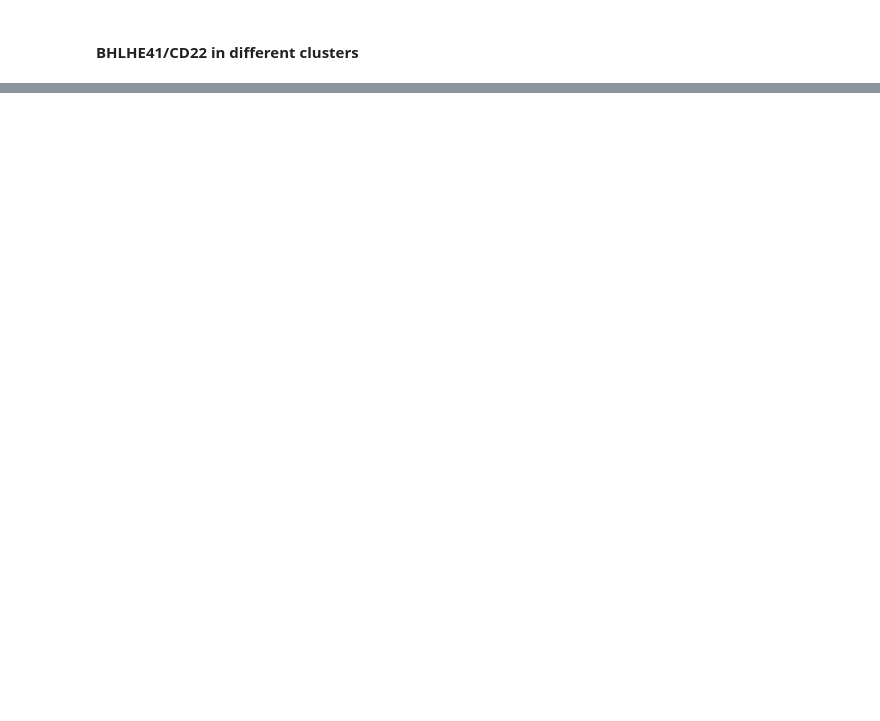
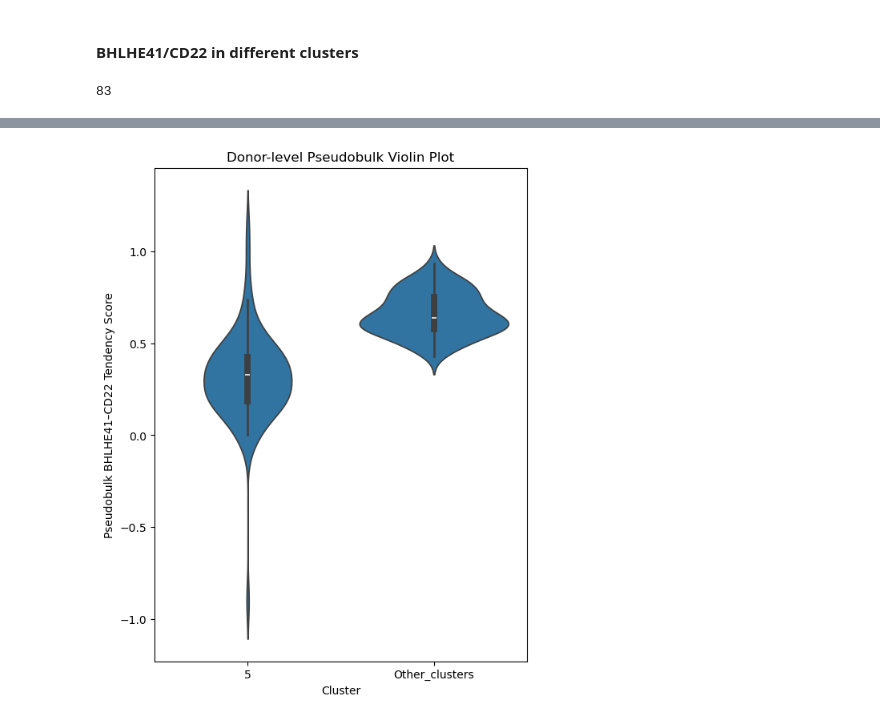
Before and after one commit to YelinZhao-A/Microglia_BHLHE41, a Jupyter notebook: Python/cellxgene_Gabritto_2024.ipynb, the cells around one changed output, grey strips where cells are left out. Drawn from its saved outputs; the diff is of its cells as text; code cells hidden in the pictures; blank space fills up the shorter version.

```diff
--- a/Python/cellxgene_Gabritto_2024.ipynb
+++ b/Python/cellxgene_Gabritto_2024.ipynb
@@ -96,5 +116,5 @@ sc.pl.dotplot(adata, goi_in_adata, groupby="leiden");
 # %%
 # remove clusters
-clusters_to_remove = ['13', '15', '18']
+clusters_to_remove = ['13', '15', '16']
 adata = adata[~adata.obs['leiden'].isin(clusters_to_remove), :]
 adata
@@ -224,0 +202,71 @@ plt.show()
+# %%
+adata.obs['donor_id'].unique().size
+# %% [output]
+83
+# %%
+import numpy as np
+import pandas as pd
+import matplotlib.pyplot as plt
+from scipy.stats import ranksums
+import scanpy as sc
+
+
+
+# Step 1: Compute Exclusive Score per cell
+# Get dense expression (safe for two genes only)
+bhlhe41 = np.log1p(adata[:, 'BHLHE41'].X.toarray().flatten())
+cd22 = np.log1p(adata[:, 'CD22'].X.toarray().flatten())
+
+adata.obs['BHLHE41–CD22 Tendency Score'] = bhlhe41 - cd22
+
+# Step 2: Pseudobulk = donor × cluster summary
+# We compute mean Exclusive score per donor per cluster
+df = adata.obs[['BHLHE41–CD22 Tendency Score', 'cluster2', 'donor_id']].copy()
+df = df.dropna(subset=['BHLHE41–CD22 Tendency Score'])
+
+pseudobulk = (
+    df.groupby(['donor_id', 'cluster2'])['BHLHE41–CD22 Tendency Score']
+      .mean()
+      .reset_index()
+)
+pseudobulk = pseudobulk.dropna(subset=['BHLHE41–CD22 Tendency Score'])
+print("\nPseudobulk table:")
+print(pseudobulk)
+
+# Step 3: Prepare data for C5 vs other comparison
+cluster_other = pseudobulk[pseudobulk['cluster2'] == 'Other_clusters']['BHLHE41–CD22 Tendency Score']
+cluster5 = pseudobulk[pseudobulk['cluster2'] == '5']['BHLHE41–CD22 Tendency Score']
+
+print(f"\nDonor counts → Other Clusters: {len(cluster_other)}, Cluster 5: {len(cluster5)}")
+
+# Step 4: Statistical testing (Wilcoxon rank-sum on donors)
+from scipy.stats import mannwhitneyu
+statistic, p_value = mannwhitneyu(cluster_other, cluster5, alternative='two-sided')
+
+print("\n--- Mann–Whitney U (Pseudobulk Donor-level) ---")
+print(f"Cluster Other vs Cluster 5 :")
+print(f"Statistic = {statistic:.2f}")
+print(f"P = {p_value:.3e}")
+
+if p_value < 0.05:
+    print("Conclusion: Significant donor-level difference between clusters.")
+else:
+    print("Conclusion: No significant donor-level difference between clusters.")
+
+
+# Step 5: Plot donor-level pseudobulk results
+import seaborn as sns
+import matplotlib.pyplot as plt
+
+# violin plot
+plot_df = pseudobulk[['cluster2', 'BHLHE41–CD22 Tendency Score']].copy()
+plot_df['cluster2'] = plot_df['cluster2'].astype(str)   # ensure string labels
+
+plt.figure(figsize=(6,8))
+sns.violinplot(data=plot_df, x='cluster2', y='BHLHE41–CD22 Tendency Score', inner='box')
+plt.xlabel("Cluster")
+plt.ylabel("Pseudobulk BHLHE41–CD22 Tendency Score")
+plt.title("Donor-level Pseudobulk Violin Plot")
+plt.savefig(f'figures/{studyID}_Violin_B41vsCD22_cluster.pdf')
+plt.show()
+# %% [output]
@@ -224,0 +290 @@ plt.show()
+[figure, added]
```
Also changed, not shown: parts of 14 cells of this notebook, 1 other file.
